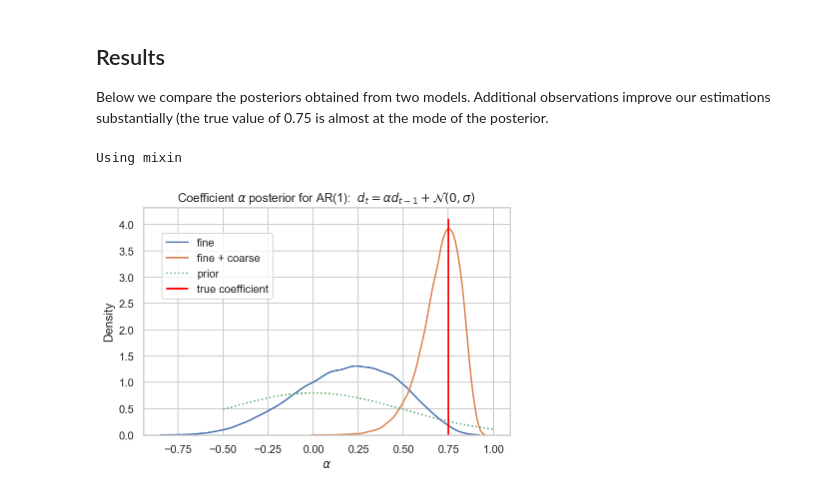
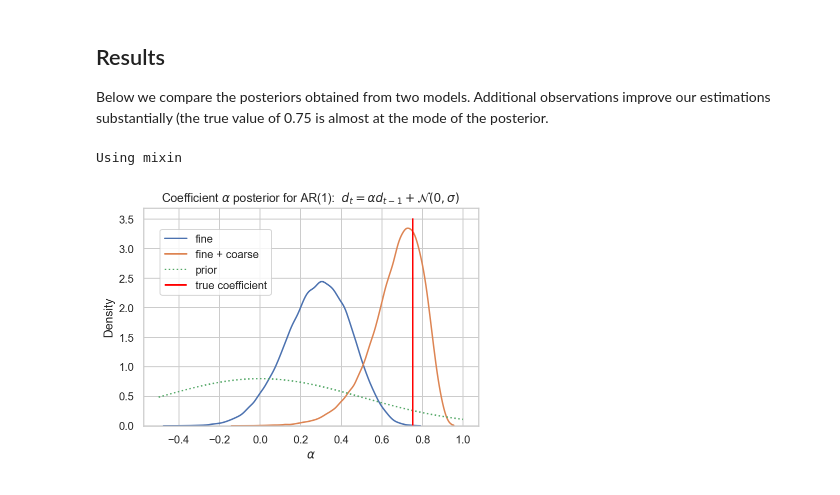
Before and after one commit to krzysztofrusek/Algae, a Jupyter notebook: python/Demo.ipynb, the cells around one changed output. Drawn from its saved outputs; the diff is of its cells as text; code cells hidden in the pictures.

Commit message:
fix layout

```diff
--- a/python/Demo.ipynb
+++ b/python/Demo.ipynb
@@ -75,7 +75,7 @@ Let's begin with fitting the AR(1) model to the fine-grained part only. We use S
 # %%
 tf.random.set_seed(42)
 predictor = TimeSeriesPredictor(num_forecast_steps=1, ts=ts)
-elbo=predictor.fit(num_variational_steps=400)
+elbo=predictor.fit(num_variational_steps=500)
 plt.plot(elbo)
 # %% [output]
 Using mixin
@@ -89,7 +90,7 @@ tf.random.set_seed(42)
 ag_predictor = AggregatedPredictor(num_forecast_steps=1, ts=ts.astype(np.float32), ts2=ts2.astype(np.float32))
 ag_predictor.dtype=tf.float32
 
-elbo2=ag_predictor.fit(num_variational_steps=400)
+elbo2=ag_predictor.fit(num_variational_steps=500)
 plt.plot(elbo2)
 # %% [output]
 Using mixin
@@ -103,28 +105,28 @@ Additional observations improve our estimations substantially (the true value of
 # %%
 paper=False
 
 if paper:
     sns.set(context='paper', style='whitegrid')
     plt.figure(figsize=(3.48,3.0))
     fname = 'posterior_c.pdf'
 else:
     sns.set( style='whitegrid')
     fname = 'posterior_c.svg'
 
 x=np.linspace(-0.5,1,200)[...,np.newaxis]
 
 sns.kdeplot(predictor.posterior.sample(100000)['autoregressive/_coefficients'].numpy().flatten(),label="fine",cut=0)
 sns.kdeplot(ag_predictor.posterior.sample(100000)[1].numpy().flatten(),label="fine + coarse",cut=0)
 
 plt.plot(x,ag_predictor.model().components[0].parameters[0].prior.prob(x),':', label="prior")
 
 plt.vlines(true_alpha, *plt.ylim(), color='red', label='true coefficient')
 plt.xlabel(r'$\alpha$')
 plt.legend(loc=(0.05,0.6))
-plt.tight_layout()
+#plt.tight_layout()
 if not paper:
     plt.title(r'Coefficient $\alpha$ posterior for AR(1):  $d_t=\alpha d_{t-1}+\mathcal{N}(0,\sigma)$ ')
 plt.savefig(fname)
 # %% [output]
 Using mixin
-[figure, old version]
+[figure, new version]
```
Also changed, not shown: parts of 2 cells of this notebook.
